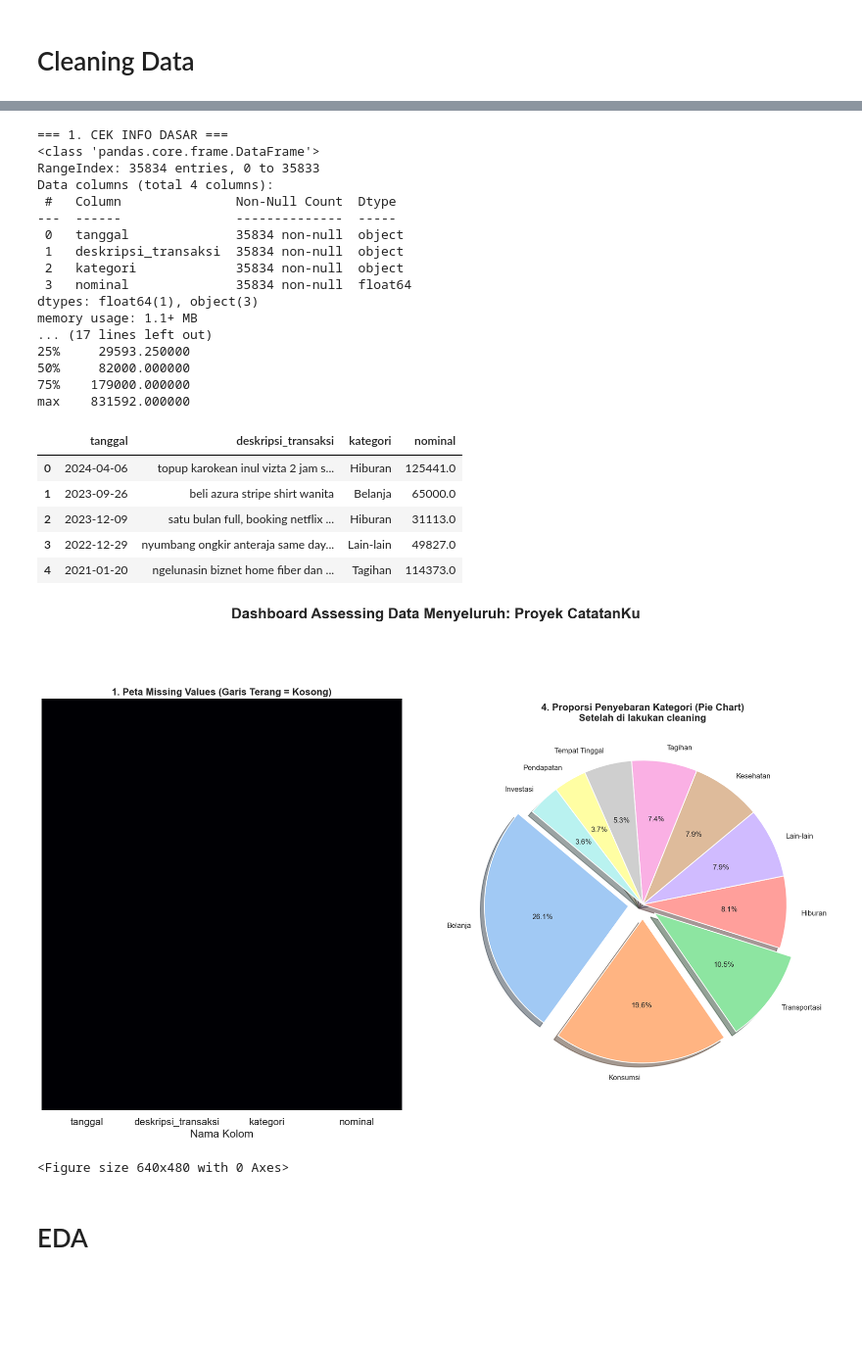
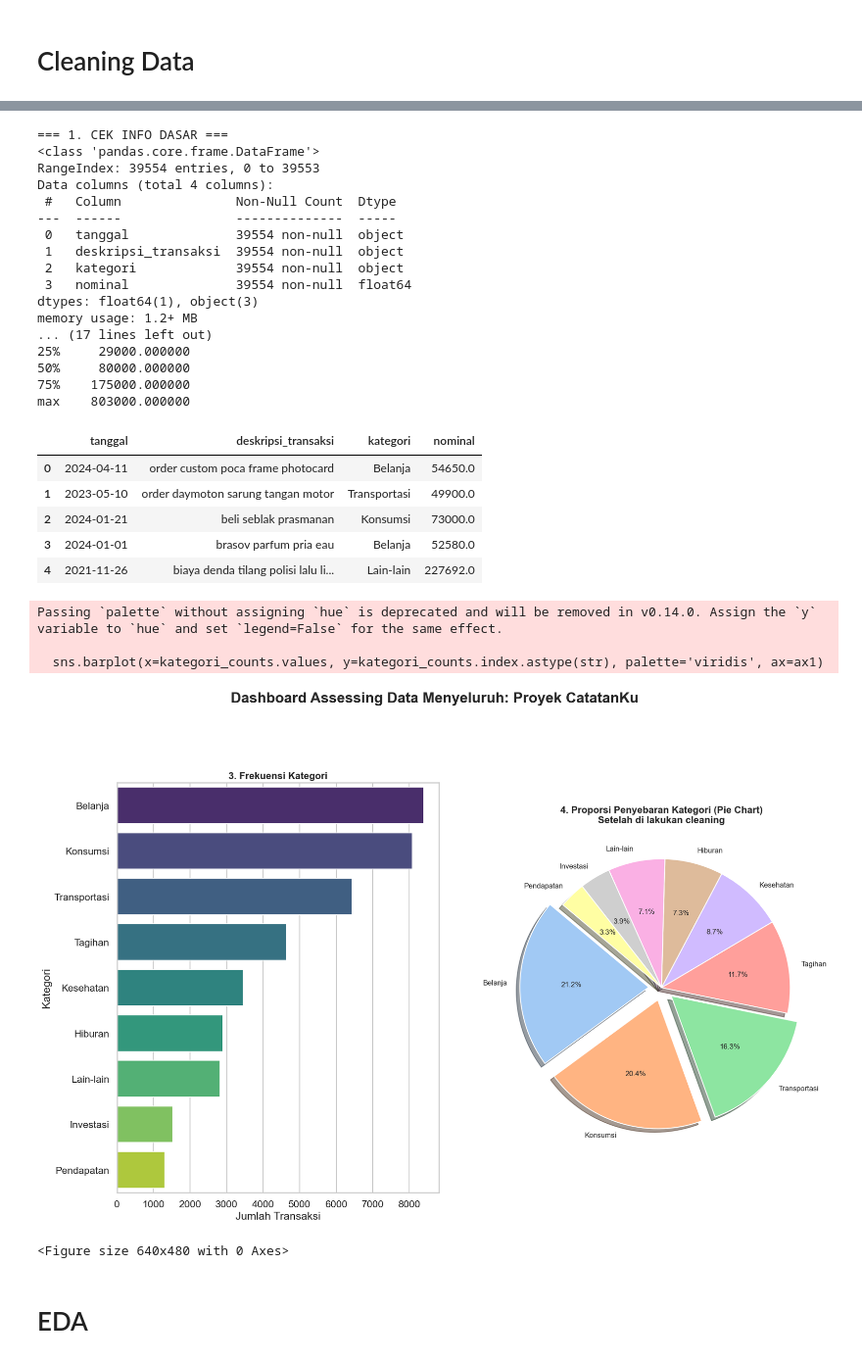
Before and after one commit to Capstone-Catatanku/Data-Science, a Jupyter notebook: Progress1.ipynb, the cells around one changed output, grey strips where cells are left out. Shown at 98% size. Cells and saved outputs as stored; diff of their text form; code cells hidden in the pictures; blank space fills up the shorter version.

```diff
--- a/Progress1.ipynb
+++ b/Progress1.ipynb
@@ -336,3 +408,9 @@ Bentuk data sekarang: 47348 baris & 4 kolom
+# %%
+# Mengubah nama kategori 'Tempat Tinggal' menjadi 'Tagihan' untuk konsistensi
+df_selected['kategori'] = (
+    df_selected['kategori']
+    .replace('Tempat Tinggal', 'Tagihan')
+)
 # %%
 # Standarisasi Teks dan Nominal
 # Bikin deskripsi jadi lowercase semua biar enak dibaca NLP
@@ -550,6 +628,10 @@ print(f"- Batas Atas Wajar: Rp {batas_atas:,.0f}")
 
 # melakukan eksekusi
 df_selected = df_selected[df_selected['nominal'] <= batas_atas]
+
+# Menghapus nominal yang 0 atau negatif karena ga masuk akal buat pengeluaran
+df_selected = df_selected[
+    df_selected['nominal'] > 0]
 # mereset index setelah eksekusi
 df_selected.reset_index(drop=True, inplace=True)
 
@@ -585,30 +667,30 @@ print(df_selected.describe())
 # %% [output]
 === 1. CEK INFO DASAR ===
 <class 'pandas.core.frame.DataFrame'>
-RangeIndex: 35834 entries, 0 to 35833
+RangeIndex: 39554 entries, 0 to 39553
 Data columns (total 4 columns):
  #   Column               Non-Null Count  Dtype
 ---  ------               --------------  -----
- 0   tanggal              35834 non-null  object
- 1   deskripsi_transaksi  35834 non-null  object
- 2   kategori             35834 non-null  object
- 3   nominal              35834 non-null  float64
+ 0   tanggal              39554 non-null  object
+ 1   deskripsi_transaksi  39554 non-null  object
+ 2   kategori             39554 non-null  object
+ 3   nominal              39554 non-null  float64
 dtypes: float64(1), object(3)
-memory usage: 1.1+ MB
+memory usage: 1.2+ MB
 ... (17 lines left out)
-25%     29593.250000
-50%     82000.000000
-75%    179000.000000
-max    831592.000000
+25%     29000.000000
+50%     80000.000000
+75%    175000.000000
+max    803000.000000
 # %%
 df_selected.head()
 # %% [output]
 |  | tanggal | deskripsi_transaksi | kategori | nominal |
-| 0 | 2024-04-06 | topup karokean inul vizta 2 jam s... | Hiburan | 125441.0 |
-| 1 | 2023-09-26 | beli azura stripe shirt wanita | Belanja | 65000.0 |
-| 2 | 2023-12-09 | satu bulan full, booking netflix ... | Hiburan | 31113.0 |
-| 3 | 2022-12-29 | nyumbang ongkir anteraja same day... | Lain-lain | 49827.0 |
-| 4 | 2021-01-20 | ngelunasin biznet home fiber dan ... | Tagihan | 114373.0 |
+| 0 | 2024-04-11 | order custom poca frame photocard | Belanja | 54650.0 |
+| 1 | 2023-05-10 | order daymoton sarung tangan motor | Transportasi | 49900.0 |
+| 2 | 2024-01-21 | beli seblak prasmanan | Konsumsi | 73000.0 |
+| 3 | 2024-01-01 | brasov parfum pria eau | Belanja | 52580.0 |
+| 4 | 2021-11-26 | biaya denda tilang polisi lalu li... | Lain-lain | 227692.0 |
 # %%
 sns.set_theme(style="whitegrid", context="talk")
 
@@ -617,38 +699,43 @@ df = df_selected
 
 fig = plt.figure(figsize=(20, 24))
 fig.suptitle('Dashboard Assessing Data Menyeluruh: Proyek CatatanKu', fontsize=24, fontweight='bold', y=0.98)
 
 
 # Peta Persebaran Missing Values (Heatmap)
 ax1 = plt.subplot(2, 2, 1)
-sns.heatmap(df.isnull(), cbar=False, cmap='magma', yticklabels=False, ax=ax1)
-ax1.set_title('1. Peta Missing Values (Garis Terang = Kosong)', fontsize=16, fontweight='bold')
-ax1.set_xlabel('Nama Kolom')
+kategori_counts = df['kategori'].value_counts(dropna=False).head(10)
+sns.barplot(x=kategori_counts.values, y=kategori_counts.index.astype(str), palette='viridis', ax=ax1)
+ax1.set_title('3. Frekuensi Kategori', fontsize=16, fontweight='bold')
+ax1.set_xlabel('Jumlah Transaksi')
+ax1.set_ylabel('Kategori')
 
 ax2 = plt.subplot(2, 2, 2)
 # Hitung data buat pie chart (ubah NaN jadi teks biar terbaca di chart)
 kategori_pie_counts = df['kategori'].fillna('Kosong (NaN)').value_counts()
 explode = [0.1 if i < 3 else 0 for i in range(len(kategori_pie_counts))]
 colors = sns.color_palette('pastel')[0:len(kategori_pie_counts)]
 # Masukin pie chart ke dalam ax4
 ax2.pie(kategori_pie_counts,
         labels=kategori_pie_counts.index,
         autopct='%1.1f%%',
         startangle=140,
         colors=colors,
         explode=explode,
         shadow=True,
         textprops={'fontsize': 12})
 ax2.set_title('4. Proporsi Penyebaran Kategori (Pie Chart)\nSetelah di lakukan cleaning', fontsize=16, fontweight='bold')
 
 plt.tight_layout(pad=4.0)
 plt.show()
 
 plt.tight_layout(pad=4.0)
 plt.show()
 # %% [output]
+Passing `palette` without assigning `hue` is deprecated and will be removed in v0.14.0. Assign the `y` variable to `hue` and set `legend=False` for the same effect.
+
+  sns.barplot(x=kategori_counts.values, y=kategori_counts.index.astype(str), palette='viridis', ax=ax1)
-[figure, old version]
+[figure, new version]
-<Figure size 640x480 with 0 Axes>
+<Figure size 640x480 with 0 Axes>
 # %%
 df_selected['tanggal'] = pd.to_datetime(df_selected['tanggal'])
 # %%
```
Also changed, not shown: parts of 29 cells of this notebook, 2 other files.
